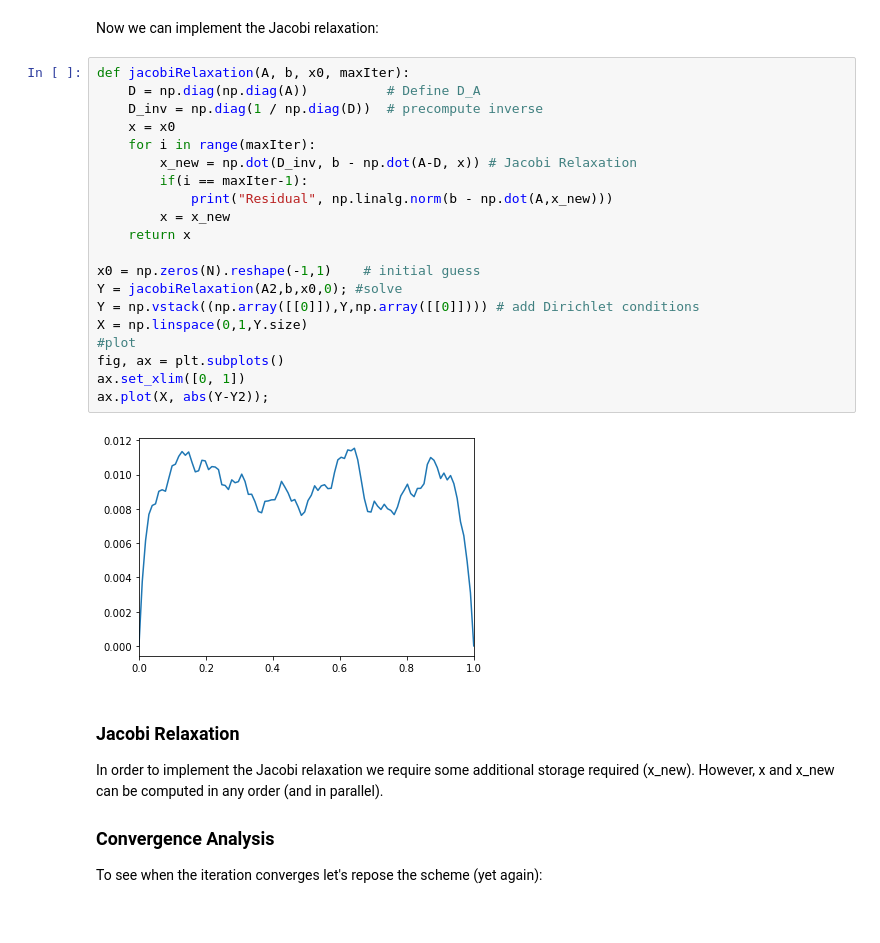
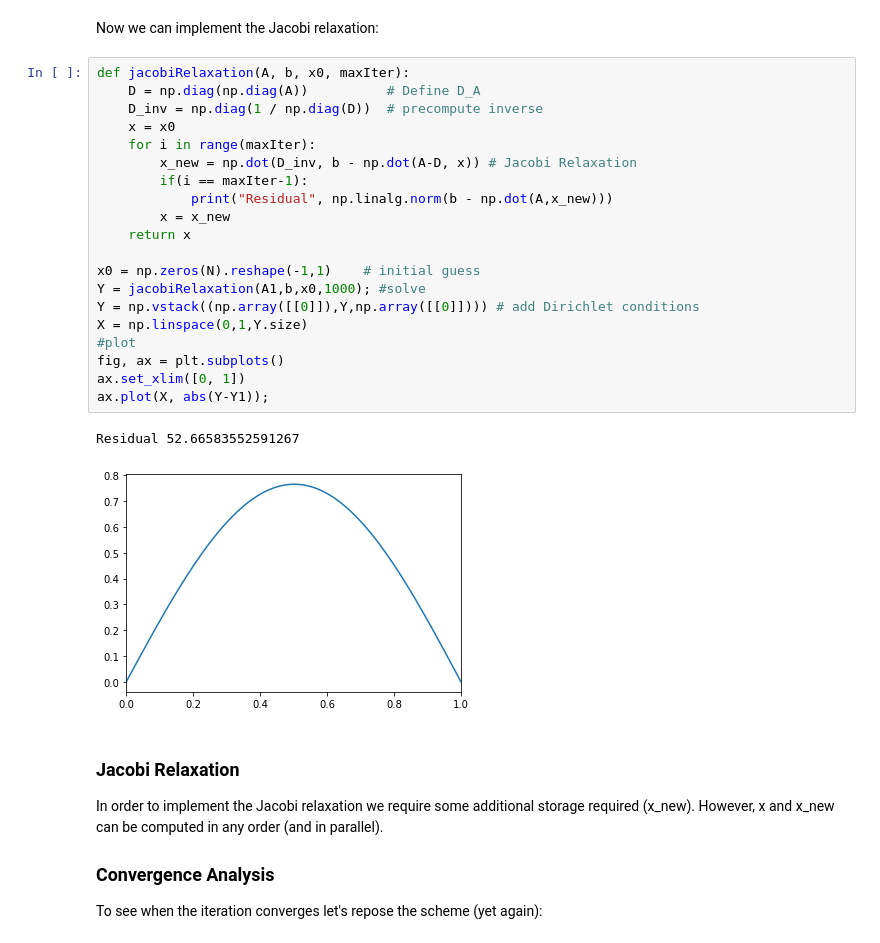
Before and after one commit to wenceorg/comp4187, a Jupyter notebook: code/smoothers.ipynb, the cells around one changed output. Drawn from its saved outputs; the diff is of its cells as text.

```diff
--- a/code/smoothers.ipynb
+++ b/code/smoothers.ipynb
@@ -94,25 +94,26 @@ Now we can implement the Jacobi relaxation:
 # %%
 def jacobiRelaxation(A, b, x0, maxIter):
     D = np.diag(np.diag(A))          # Define D_A
     D_inv = np.diag(1 / np.diag(D))  # precompute inverse
     x = x0
     for i in range(maxIter):
         x_new = np.dot(D_inv, b - np.dot(A-D, x)) # Jacobi Relaxation
         if(i == maxIter-1):
             print("Residual", np.linalg.norm(b - np.dot(A,x_new)))
         x = x_new
     return x
 
 x0 = np.zeros(N).reshape(-1,1)    # initial guess
-Y = jacobiRelaxation(A2,b,x0,0); #solve
+Y = jacobiRelaxation(A1,b,x0,1000); #solve
 Y = np.vstack((np.array([[0]]),Y,np.array([[0]]))) # add Dirichlet conditions
 X = np.linspace(0,1,Y.size)
 #plot
 fig, ax = plt.subplots()
 ax.set_xlim([0, 1])
-ax.plot(X, abs(Y-Y2));
+ax.plot(X, abs(Y-Y1));
 # %% [output]
+Residual 52.66583552591267
-[figure, old version]
+[figure, new version]
 # %% [markdown]
 ### Jacobi Relaxation
 In order to implement the Jacobi relaxation we require some additional storage required (x_new). However, x and x_new can be computed in any order (and in parallel).
```
Also changed, not shown: parts of 2 cells of this notebook, 5 other files.
